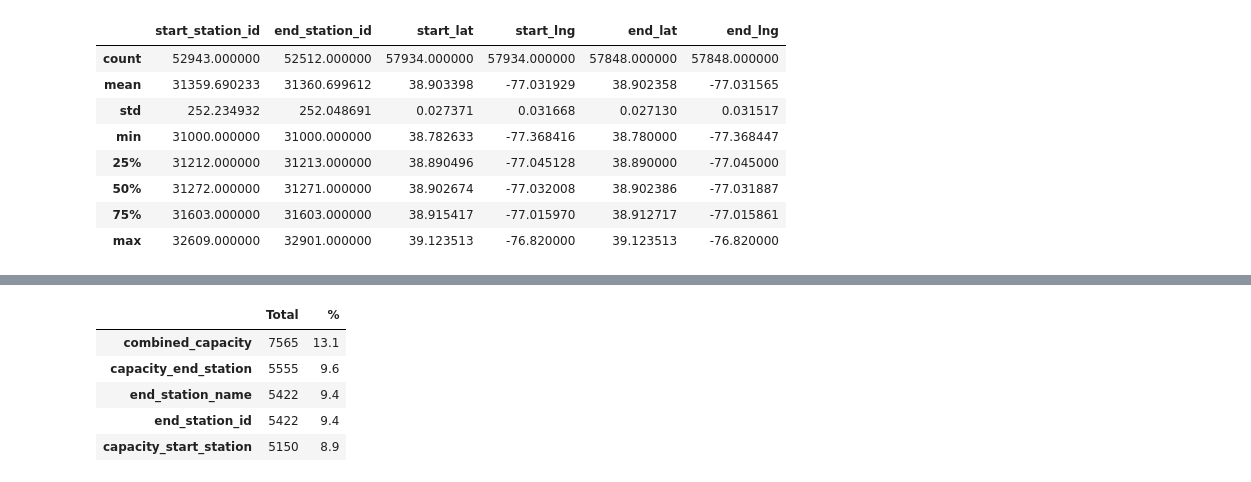
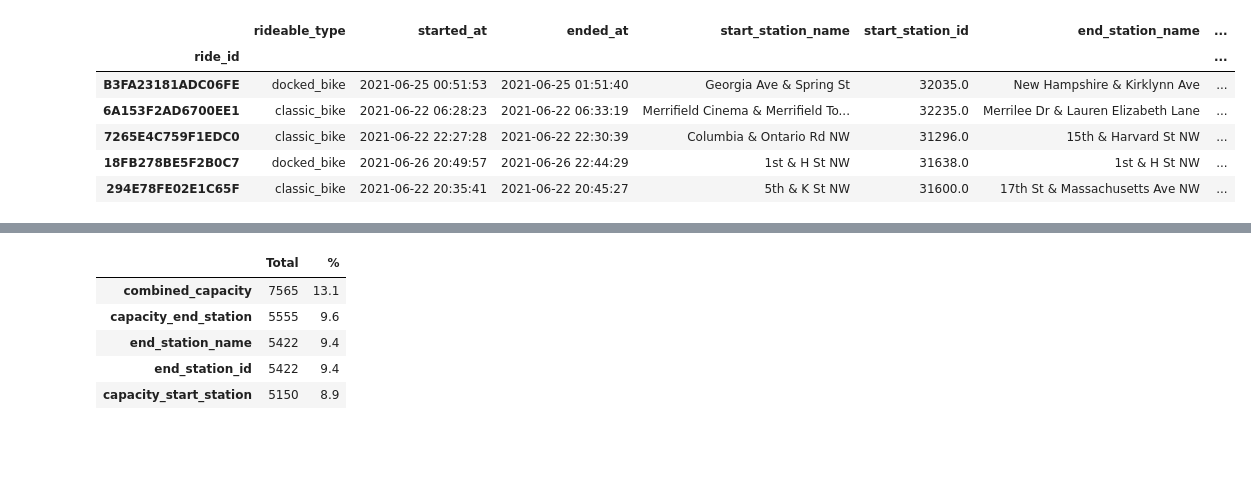
Before and after one commit to jaddel/education_cab_github, a Jupyter notebook: assignment_2/task1/task1.1.ipynb, the cells around one changed output, grey strips where cells are left out. Saved outputs shown, nothing was run; the diff lists cells and outputs as text; code cells hidden in the pictures; blank space fills up the shorter version.

```diff
--- a/assignment_2/task1/task1.1.ipynb
+++ b/assignment_2/task1/task1.1.ipynb
@@ -32,12 +26,10 @@ df2 = pd.read_csv('Shekar-Dataset-1/station_info.csv', index_col=0)
 # %%
-df1.describe()
+df1.head()
 # %% [output]
-|  | start_station_id | end_station_id | start_lat | start_lng | end_lat | end_lng |
-| count | 52943.000000 | 52512.000000 | 57934.000000 | 57934.000000 | 57848.000000 | 57848.000000 |
-| mean | 31359.690233 | 31360.699612 | 38.903398 | -77.031929 | 38.902358 | -77.031565 |
-| std | 252.234932 | 252.048691 | 0.027371 | 0.031668 | 0.027130 | 0.031517 |
-| min | 31000.000000 | 31000.000000 | 38.782633 | -77.368416 | 38.780000 | -77.368447 |
-| 25% | 31212.000000 | 31213.000000 | 38.890496 | -77.045128 | 38.890000 | -77.045000 |
-| 50% | 31272.000000 | 31271.000000 | 38.902674 | -77.032008 | 38.902386 | -77.031887 |
-| 75% | 31603.000000 | 31603.000000 | 38.915417 | -77.015970 | 38.912717 | -77.015861 |
-| max | 32609.000000 | 32901.000000 | 39.123513 | -76.820000 | 39.123513 | -76.820000 |
+|  | rideable_type | started_at | ended_at | start_station_name | start_station_id | end_station_name | ... |
+| ride_id |  |  |  |  |  |  | ... |
+| B3FA23181ADC06FE | docked_bike | 2021-06-25 00:51:53 | 2021-06-25 01:51:40 | Georgia Ave & Spring St | 32035.0 | New Hampshire & Kirklynn Ave | ... |
+| 6A153F2AD6700EE1 | classic_bike | 2021-06-22 06:28:23 | 2021-06-22 06:33:19 | Merrifield Cinema & Merrifield To... | 32235.0 | Merrilee Dr & Lauren Elizabeth Lane | ... |
+| 7265E4C759F1EDC0 | classic_bike | 2021-06-22 22:27:28 | 2021-06-22 22:30:39 | Columbia & Ontario Rd NW | 31296.0 | 15th & Harvard St NW | ... |
+| 18FB278BE5F2B0C7 | docked_bike | 2021-06-26 20:49:57 | 2021-06-26 22:44:29 | 1st & H St NW | 31638.0 | 1st & H St NW | ... |
+| 294E78FE02E1C65F | classic_bike | 2021-06-22 20:35:41 | 2021-06-22 20:45:27 | 5th & K St NW | 31600.0 | 17th St & Massachusetts Ave NW | ... |
```
Also changed, not shown: parts of 50 cells of this notebook, 2 other files.
